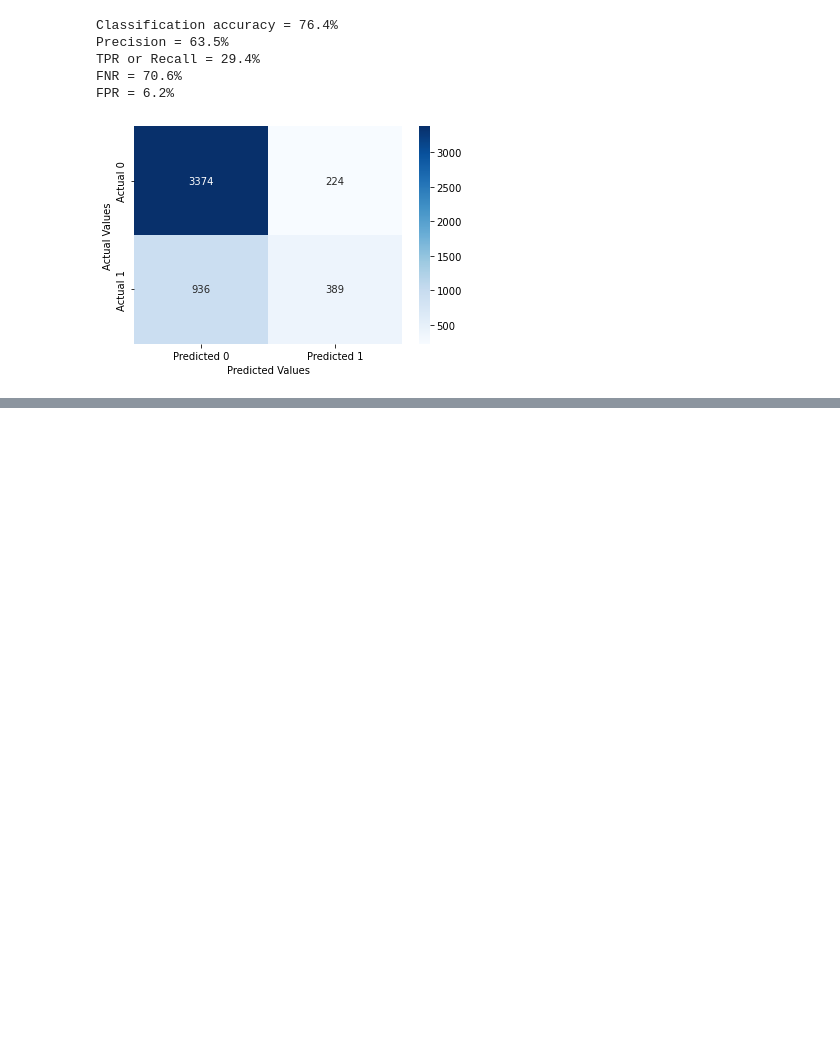
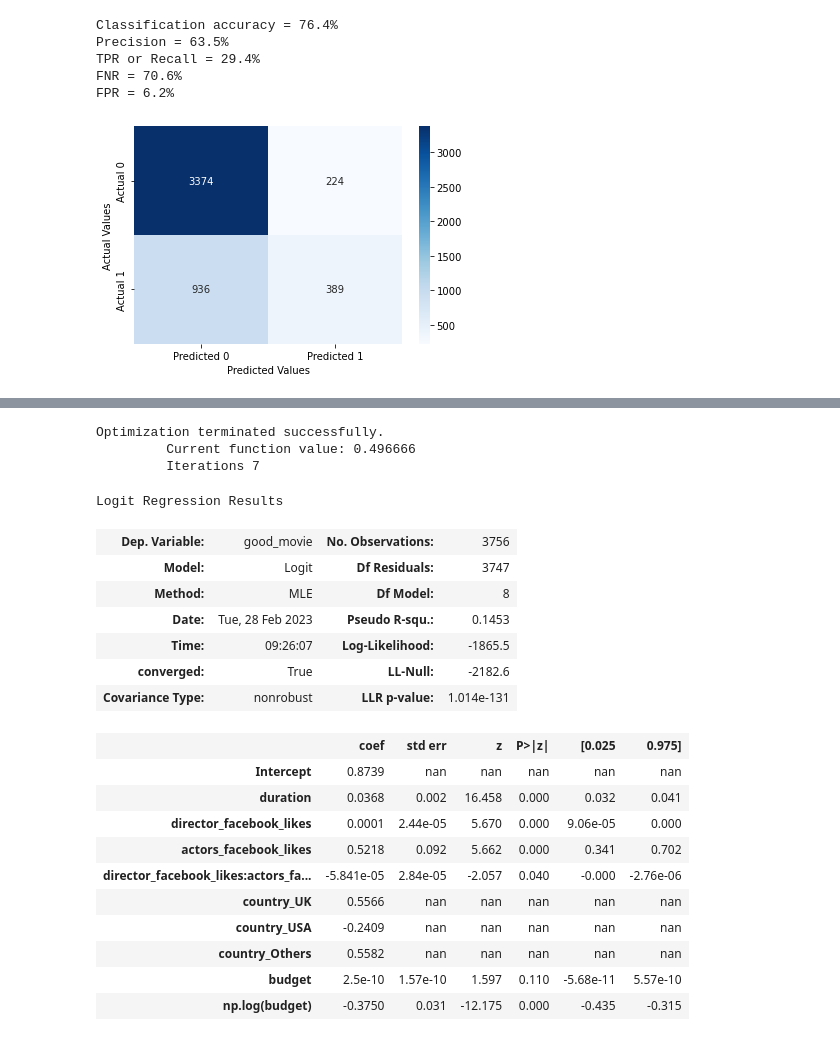
Before and after one commit to kennyeon/Too-Pullz-Project, a Jupyter notebook: classification_project.ipynb, the cells around one changed output, grey strips where cells are left out. Saved outputs shown, nothing was run; the diff lists cells and outputs as text; code cells hidden in the pictures; blank space fills up the shorter version.

```diff
--- a/classification_project.ipynb
+++ b/classification_project.ipynb
@@ -240,0 +296,26 @@ FPR = 6.2%
+# %%
+logit_modelg = sm.logit(formula= 'good_movie ~ duration + director_facebook_likes * actors_facebook_likes + country_UK + country_USA + country_Others + budget + np.log(budget)', data = movies2).fit()
+logit_modelg.summary()
+# %% [output]
+Optimization terminated successfully.
+         Current function value: 0.496666
+         Iterations 7
+Logit Regression Results
+| Dep. Variable: | good_movie | No. Observations: | 3756 |
+| Model: | Logit | Df Residuals: | 3747 |
+| Method: | MLE | Df Model: | 8 |
+| Date: | Tue, 28 Feb 2023 | Pseudo R-squ.: | 0.1453 |
+| Time: | 09:26:07 | Log-Likelihood: | -1865.5 |
+| converged: | True | LL-Null: | -2182.6 |
+| Covariance Type: | nonrobust | LLR p-value: | 1.014e-131 |
+|  | coef | std err | z | P>|z| | [0.025 | 0.975] |
+| Intercept | 0.8739 | nan | nan | nan | nan | nan |
+| duration | 0.0368 | 0.002 | 16.458 | 0.000 | 0.032 | 0.041 |
+| director_facebook_likes | 0.0001 | 2.44e-05 | 5.670 | 0.000 | 9.06e-05 | 0.000 |
+| actors_facebook_likes | 0.5218 | 0.092 | 5.662 | 0.000 | 0.341 | 0.702 |
+| director_facebook_likes:actors_fa... | -5.841e-05 | 2.84e-05 | -2.057 | 0.040 | -0.000 | -2.76e-06 |
+| country_UK | 0.5566 | nan | nan | nan | nan | nan |
+| country_USA | -0.2409 | nan | nan | nan | nan | nan |
+| country_Others | 0.5582 | nan | nan | nan | nan | nan |
+| budget | 2.5e-10 | 1.57e-10 | 1.597 | 0.110 | -5.68e-11 | 5.57e-10 |
+| np.log(budget) | -0.3750 | 0.031 | -12.175 | 0.000 | -0.435 | -0.315 |
```
Also changed, not shown: parts of 7 cells of this notebook.
